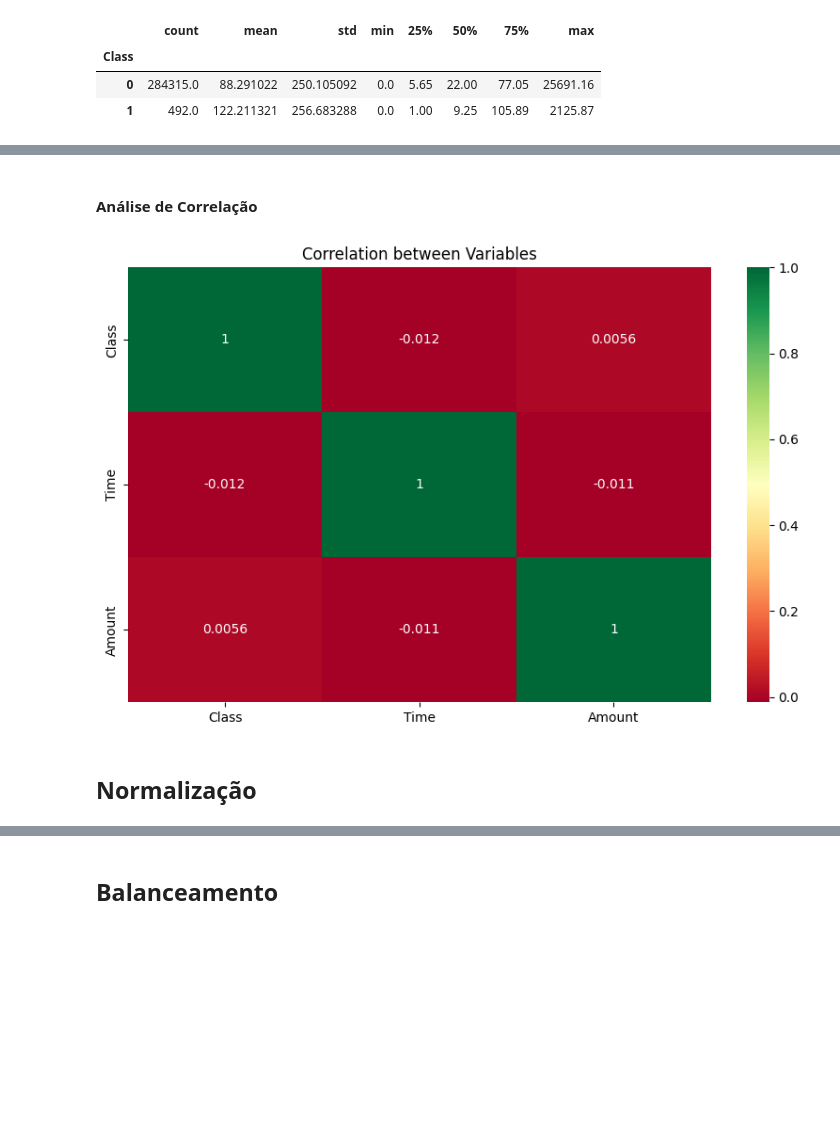
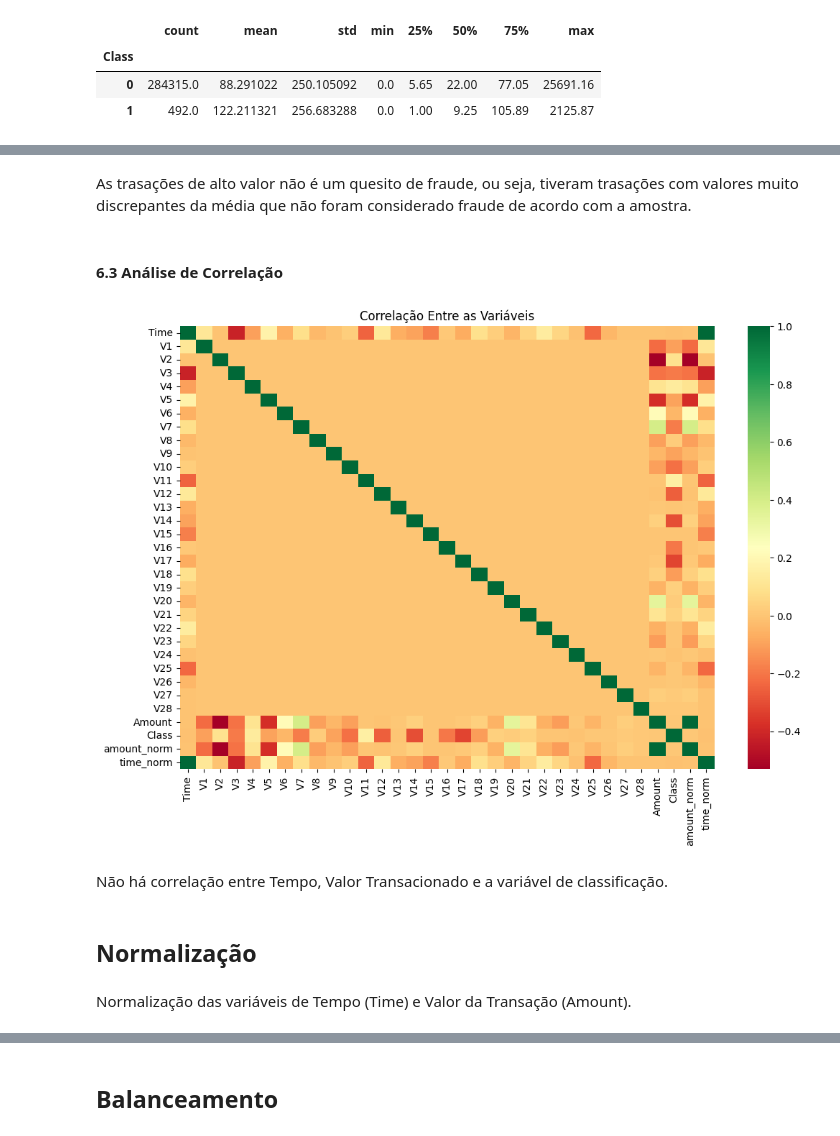
Before and after one commit to maricae/deteccao_fraude_cartao, a Jupyter notebook: fraude_deteccao.ipynb, the cells around one changed output, grey strips where cells are left out. Cells and saved outputs as stored; diff of their text form; code cells hidden in the pictures; blank space fills up the shorter version.

```diff
--- a/fraude_deteccao.ipynb
+++ b/fraude_deteccao.ipynb
@@ -26,5 +33,5 @@ ModuleNotFoundError: No module named 'sklearn'
 # %%
-creditcard = pd.read_csv("C:/Users/Cliente/OneDrive/Profissional/Projetos ML/Classificação/creditcard.csv", sep=',')
+creditcard = pd.read_csv("/Users/marianacaetano/Library/CloudStorage/OneDrive-Pessoal/Profissional/Projetos ML/Classificação/creditcard.csv", sep=',')
 creditcard.head()
 # %% [output]
 |  | Time | V1 | V2 | V3 | V4 | V5 | V6 | V7 | V8 | V9 | ... | ... |
@@ -175,17 +241,23 @@ Não há presença de outliers no tempo e há em amount
+# %% [markdown]
+As trasações de alto valor não é um quesito de fraude, ou seja, tiveram trasações com valores muito discrepantes da média que não foram considerado fraude de acordo com a amostra.
 # %% [markdown]
-#### Análise de Correlação
+#### 6.3 Análise de Correlação
 # %%
 var = ['Class', 'Time', 'Amount']
 corr_var = creditcard[var]
 
-plt.figure(figsize=(10, 6))
-sns.heatmap(corr_var.corr(), cmap='RdYlGn', annot = True)
-plt.title("Correlation between Variables")
+plt.figure(figsize=(12, 8))
+sns.heatmap(creditcard.corr(), cmap='RdYlGn')
+plt.title("Correlação Entre as Variáveis")
 plt.show()
 # %% [output]
-[figure, old version]
+[figure, new version]
+# %% [markdown]
+Não há correlação entre Tempo, Valor Transacionado e a variável de classificação.
 # %% [markdown]
 ## Normalização
+# %% [markdown]
+Normalização das variáveis de Tempo (Time) e Valor da Transação (Amount).
 # %%
 rob_scaler = RobustScaler()
 
```
Also changed, not shown: parts of 28 cells of this notebook.
